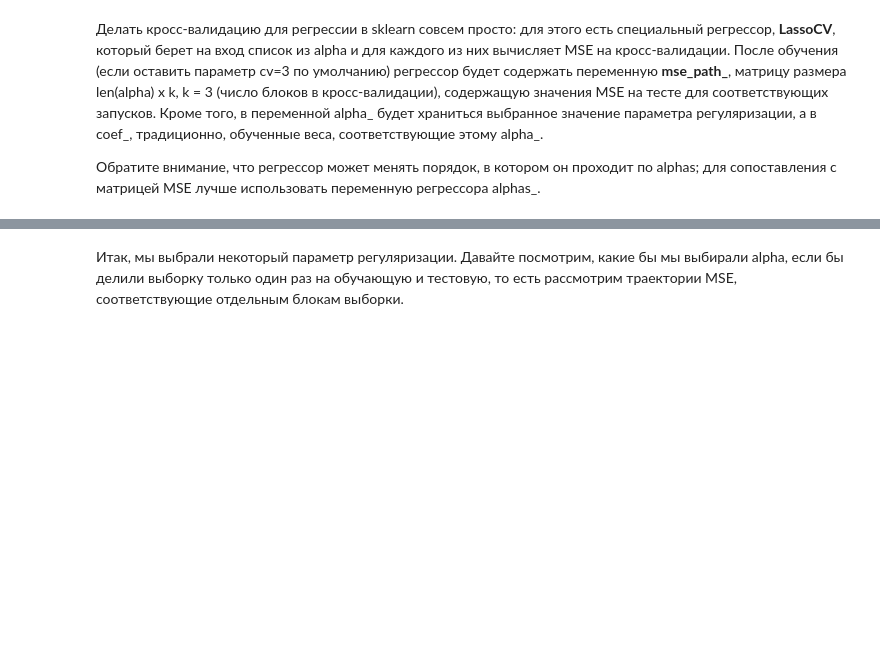
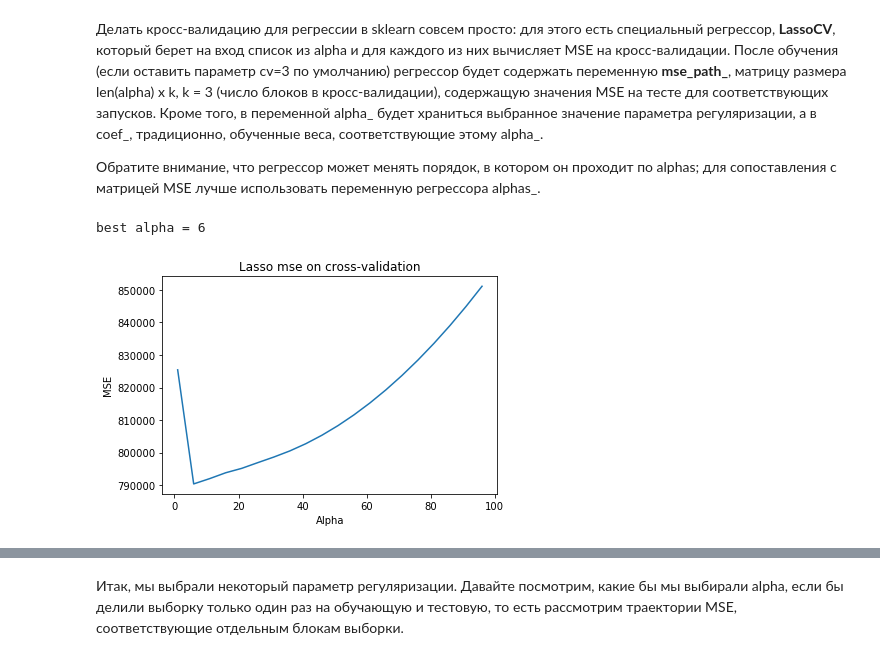
Before and after one commit to KomissarovSemyon/ml_specialization, a Jupyter notebook: course2/week2/OverfittingTask.ipynb, the cells around one changed output, grey strips where cells are left out. Drawn from its saved outputs; the diff is of its cells as text; code cells hidden in the pictures; blank space fills up the shorter version.

```diff
--- a/course2/week2/OverfittingTask.ipynb
+++ b/course2/week2/OverfittingTask.ipynb
@@ -128,3 +151,6 @@ from sklearn.linear_model import LinearRegression
 # (веса хранятся в переменной coef_ класса регрессора).
 # Можно выводить пары (название признака, вес), воспользовавшись функцией zip, встроенной в язык python
 # Названия признаков хранятся в переменной df.columns
+lr = LinearRegression()
+lr.fit(X, y)
+pd.DataFrame({'Feature': df_shuffled.columns[:-1], 'Weight': lr.coef_})
@@ -147,3 +187,6 @@ from sklearn.linear_model import Lasso, Ridge
 # %%
 # Код 2.2 (0.5 балла)
 # Обучите линейную модель с L1-регуляризацией и выведите веса
+lasso = Lasso()
+lasso.fit(X, y)
+pd.DataFrame({'Feature': df_shuffled.columns[:-1], 'Weight': lasso.coef_})
@@ -150,3 +207,6 @@ from sklearn.linear_model import Lasso, Ridge
 # %%
 # Код 2.3 (0.5 балла)
 # Обучите линейную модель с L2-регуляризацией и выведите веса
+ridge = Ridge()
+ridge.fit(X, y)
+pd.DataFrame({'Feature': df_shuffled.columns[:-1], 'Weight': ridge.coef_})
@@ -164,6 +238,14 @@ coefs_ridge = np.zeros((alphas.shape[0], X.shape[1]))
 # Для каждого значения коэффициента из alphas обучите регрессор Lasso
 # и запишите веса в соответствующую строку матрицы coefs_lasso (вспомните встроенную в python функцию enumerate),
 # а затем обучите Ridge и запишите веса в coefs_ridge.
+for i, a in enumerate(alphas):
+    lasso = Lasso(alpha=a)
+    lasso.fit(X, y)
+    coefs_lasso[i] = lasso.coef_
+
+    ridge = Ridge(alpha=a)
+    ridge.fit(X, y)
+    coefs_ridge[i] = ridge.coef_
 # %% [markdown]
 Визуализируем динамику весов при увеличении параметра регуляризации:
 # %%
@@ -211,6 +297,16 @@ from sklearn.linear_model import LassoCV
 # %%
 # Код 3.2 (1 балл)
 # Обучите регрессор LassoCV на всех параметрах регуляризации из alpha
 # Постройте график _усредненного_ по строкам MSE в зависимости от alpha.
 # Выведите выбранное alpha, а также пары "признак-коэффициент" для обученного вектора коэффициентов
 alphas = np.arange(1, 100, 5)
+lasso_cv = LassoCV(alphas=alphas, cv=3)
+lasso_cv.fit(X, y)
+plt.plot(lasso_cv.alphas_, np.mean(lasso_cv.mse_path_, axis=1))
+plt.xlabel('Alpha')
+plt.ylabel('MSE')
+plt.title('Lasso mse on cross-validation')
+print('best alpha = {}'.format(lasso_cv.alpha_))
+# %% [output]
+best alpha = 6
+[figure, added]
```
Also changed, not shown: parts of 15 cells of this notebook.
